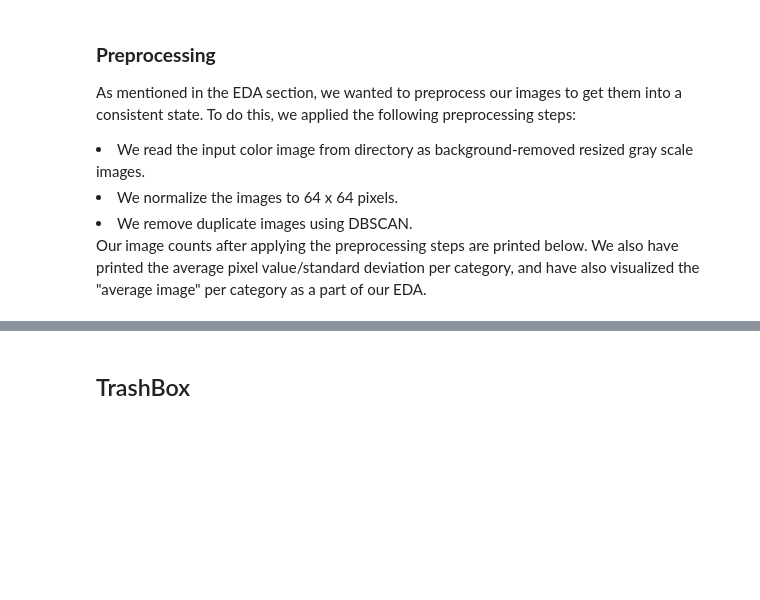
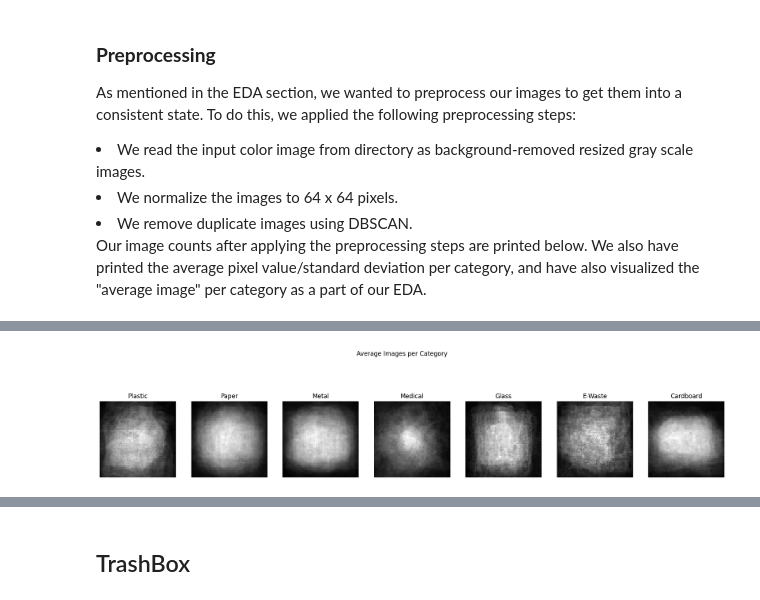
Before and after one commit to heesukjang/W210-Capstone---Waste-Sorting, a Jupyter notebook: WasteSorting_FeatureExtraction_CNN_Heesuk.ipynb, the cells around one changed output, grey strips where cells are left out. Drawn from its saved outputs; the diff is of its cells as text; code cells hidden in the pictures; blank space fills up the shorter version.

```diff
--- a/WasteSorting_FeatureExtraction_CNN_Heesuk.ipynb
+++ b/WasteSorting_FeatureExtraction_CNN_Heesuk.ipynb
@@ -366,14 +366,26 @@ Wall time: 568 µs
 import os
 import shutil
 import random
+# %%time
 
 # List to store new paths
 new_paths = []
 
-# Function to sample and copy files
+# Function to sample 100 images from each class and copy files
 def sample_and_copy_files(source_path, destination_path, num_samples=100):
     # Ensure the destination directory exists
     os.makedirs(destination_path, exist_ok=True)
+
+    # If the destination directory exists, clear its contents
+    for filename in os.listdir(destination_path):
+        file_path = os.path.join(destination_path, filename)
+        try:
+            if os.path.isfile(file_path) or os.path.islink(file_path):
+                os.unlink(file_path)            # for files or symlinks
+            elif os.path.isdir(file_path):
+                shutil.rmtree(file_path)        # for directories
+        except Exception as e:
+            print('Failed to delete %s. Reason: %s' % (file_path, e))
 
     # Get all files in the source directory
     all_files = [f for f in os.listdir(source_path) if os.path.isfile(os.path.join(source_path, f))]
@@ -481,15 +493,16 @@ def load_resized_images_as_grayscale_from_folder(folder):
     images = []
     file_names = []
     for filename in os.listdir(folder):
-        img = cv2.imread(os.path.join(folder,filename)) # Read image
-        img = cv2.resize(img, (64, 64)) # Resize to 64 x 64
-        img = remove(img) # Remove background
-        img = cv2.cvtColor(img, cv2.COLOR_BGR2GRAY) # Convert to grayscale
-        if img is not None:
+        file_path = os.path.join(folder, filename)
+        img = cv2.imread(file_path, cv2.IMREAD_COLOR)  # Read image
+        if img is not None and img.size > 0:  # Check that img is not None and not empty
+            img = cv2.resize(img, (64, 64))  # Resize to 64 x 64
+            img = remove(img)  # Assuming remove_background is a valid function
+            img = cv2.cvtColor(img, cv2.COLOR_BGR2GRAY)  # Convert to grayscale
             images.append(img)
-            file_names.append(os.path.join(folder,filename))
+            file_names.append(file_path)
     return images, file_names
-# load_resized_images_as_grayscale_from_folder(plastic_image_dir_path)
+
 
 def preprocessing(image_dir):
     # Remove duplicates, convert to grayscale, resize to 64 x 64, remove background, normalize pixel values to 0 - 255
@@ -518,8 +531,8 @@ def preprocessing(image_dir):
     for i in list(dupl_image_index):
          duplicate_image_names.append(file_names[i])
 
-    print(duplicate_image_names)
-    print(len(duplicate_image_names))
+    print(f'duplicate_image_names = {duplicate_image_names}')
+    print(f'len(duplicate_image_names) = len(duplicate_image_names)')
     return [img_as_ubyte(im) for im in deduped_images]
 # %% [output]
 CPU times: user 4 µs, sys: 0 ns, total: 4 µs
@@ -679,0 +725,11 @@ show_all_average_images(plastic_data,
+# %%
+# %%time
+show_all_average_images(plastic_samples,
+                        paper_samples,
+                        metal_samples,
+                        medical_samples,
+                        glass_samples,
+                        e_waste_samples,
+                        cardboard_samples)
+# %% [output]
+[figure, added]
```
Also changed, not shown: parts of 28 cells of this notebook.
